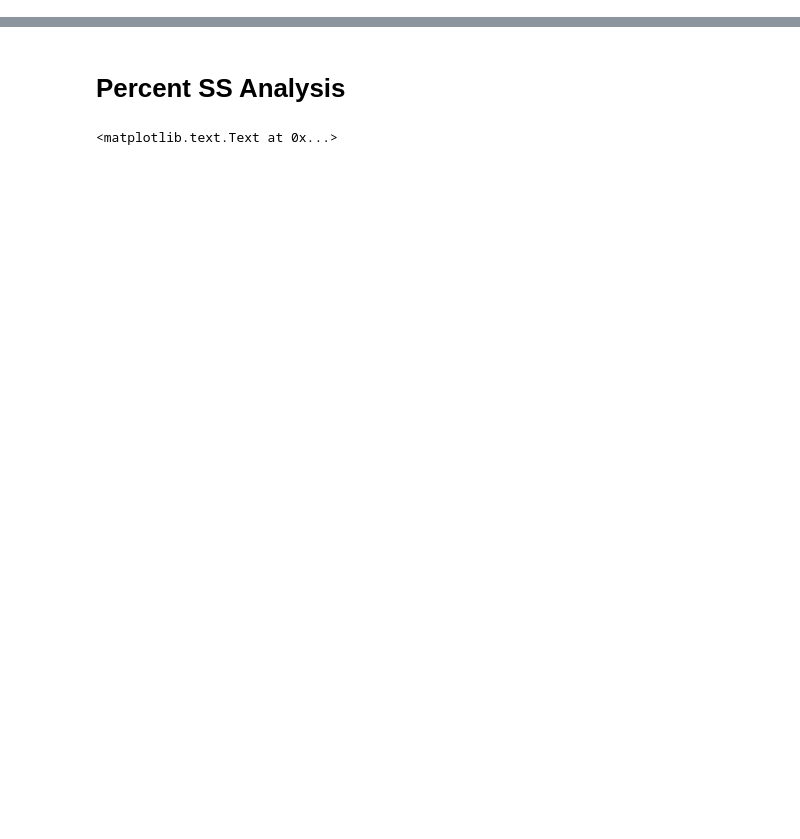
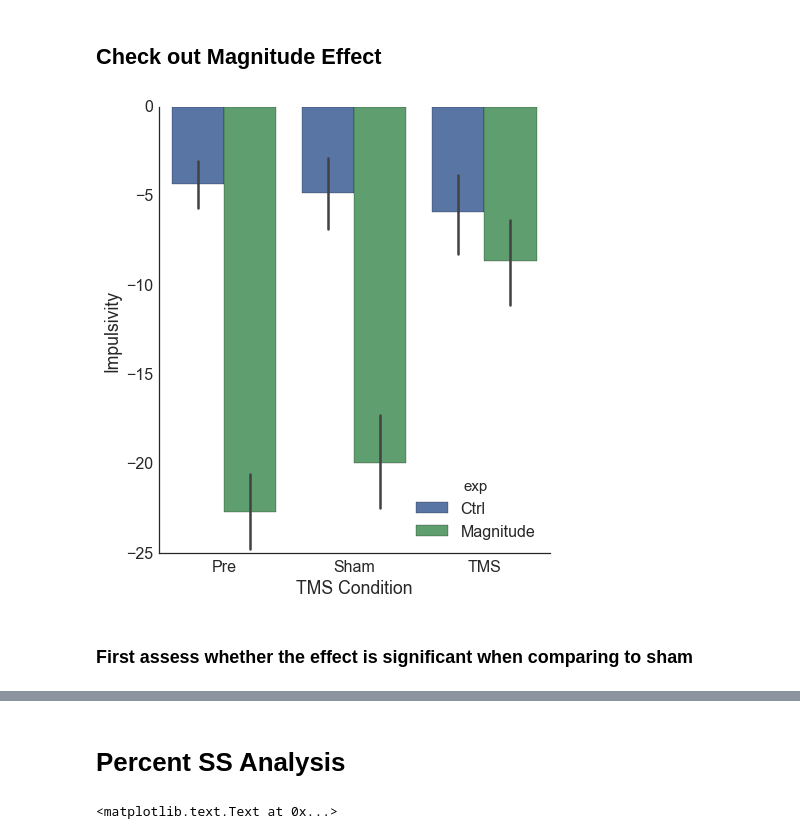
Before and after one commit to iancballard/tms_discounting, a Jupyter notebook: analyze_data.ipynb, the cells around one changed output, grey strips where cells are left out. Cells and saved outputs as stored; diff of their text form; code cells hidden in the pictures; blank space fills up the shorter version.

```diff
--- a/analyze_data.ipynb
+++ b/analyze_data.ipynb
@@ -236,0 +217,21 @@ sns.barplot(x = 'tms', y = 'logk',hue = 'exp' , data = test)
+# %% [markdown]
+## Check out Magnitude Effect
+# %%
+sns.set_context('paper',font_scale = 2,rc={"figure.figsize": (7, 8)})
+sns.set_style("white")
+mag = results_df[results_df['exp'] != 'Hidden Zero'].copy()
+mag['logk_within'] = mag.groupby('sub_id').logk.transform(remove_intercept_variance,
+                                                                  mag.logk.mean())
+mag['TMS Condition'] = mag['tms']
+sns.barplot(x = 'TMS Condition',
+            y = 'logk_within',
+            hue = 'exp' ,
+            order = ['Pre','Sham','TMS'],
+            data = mag)
+plt.ylabel('Impulsivity')
+sns.despine()
+plt.savefig(op.abspath('../fd/figs/committee_meeting/Magnitude.png'), dpi = 300)
+# %% [output]
+[figure, added]
+# %% [markdown]
+### First assess whether the effect is significant when comparing to sham
```
Also changed, not shown: parts of 66 cells of this notebook.
